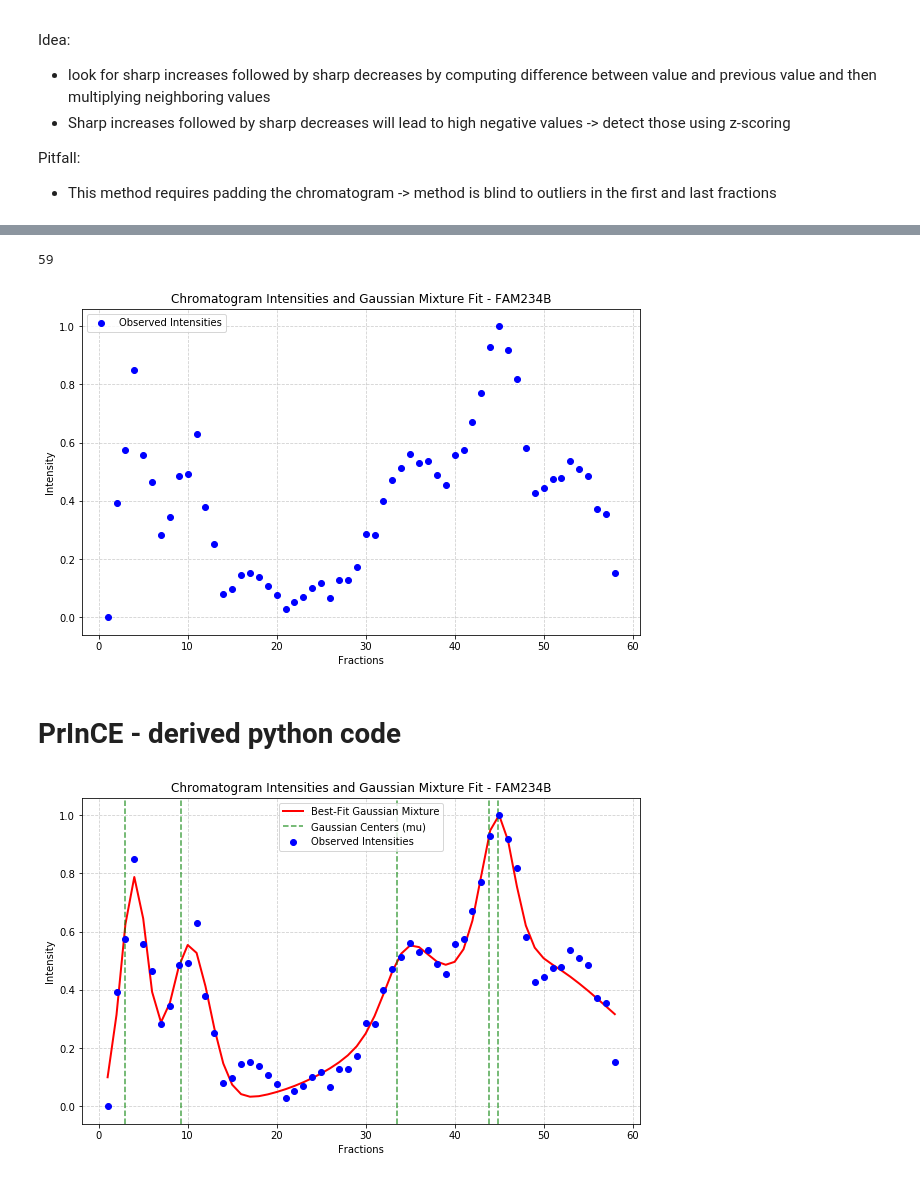
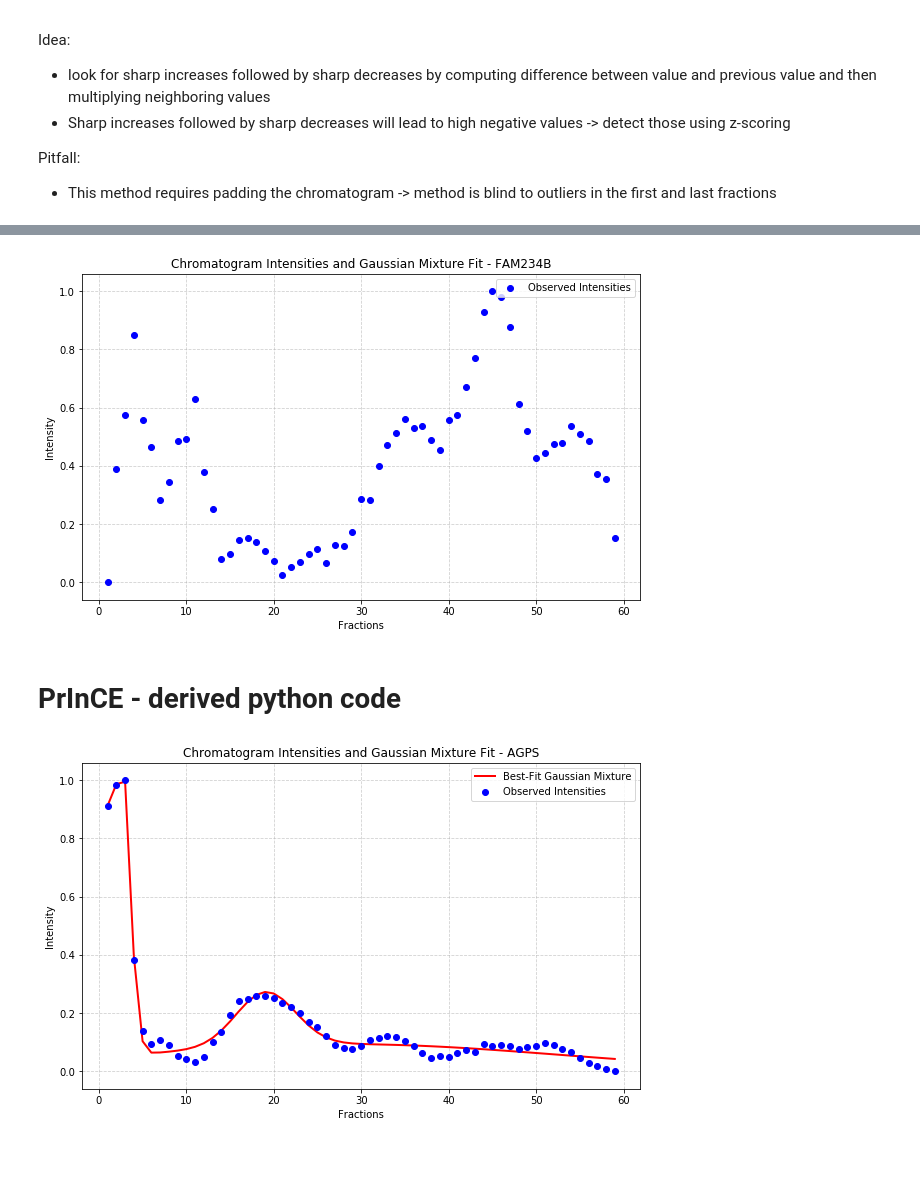
Before and after one commit to marcmuellerETHZ/PCprophet, a Jupyter notebook: PCprophet/sandbox_gmm.ipynb, the cells around one changed output, grey strips where cells are left out. Saved outputs shown, nothing was run; the diff lists cells and outputs as text; code cells hidden in the pictures.

```diff
--- a/PCprophet/sandbox_gmm.ipynb
+++ b/PCprophet/sandbox_gmm.ipynb
@@ -154,7 +162,9 @@ prot_dict_filtered = remove_outliers(prot_dict, threshold=-7)
 # %%
-first_protein = list(prot_dict.keys())[5]
-fractions = np.arange(1, len(prot_dict[first_protein]) + 1)
-intensities = np.array(prot_dict[first_protein])
+prot_dict_vis = prot_dict_filtered
+
+protein = list(prot_dict_vis.keys())[5]
+fractions = np.arange(1, len(prot_dict_vis[protein]) + 1)
+intensities = np.array(prot_dict_vis[protein])
 
 plt.figure(figsize=(10, 6))
 
@@ -162,7 +172,7 @@ plt.figure(figsize=(10, 6))
 plt.scatter(fractions, intensities, color='blue', label='Observed Intensities', zorder=5)
 
 # Customize plot
-plt.title(f"Chromatogram Intensities and Gaussian Mixture Fit - {first_protein}")
+plt.title(f"Chromatogram Intensities and Gaussian Mixture Fit - {protein}")
 plt.xlabel("Fractions")
 plt.ylabel("Intensity")
 plt.legend()
@@ -195,26 +183,24 @@ plt.show()
-# %%
-len(intensities)
-# %% [output]
-59
 # %%
 prot_dict_smooth = gf.clean_prot_dict(prot_dict_filtered)
 prot_dict_scaled = min_max_scale_prot_dict(prot_dict=prot_dict_smooth)
 # %%
-fractions = np.arange(1, len(prot_dict_scaled[first_protein]) + 1)
-intensities = np.array(prot_dict_scaled[first_protein])
+prot_dict_vis = prot_dict_scaled
+
+fractions = np.arange(1, len(prot_dict_vis[protein]) + 1)
+intensities = np.array(prot_dict_vis[protein])
 
 plt.figure(figsize=(10, 6))
 
 plt.scatter(fractions, intensities, color='blue', label='Observed Intensities', zorder=5)
 
-plt.title(f"Chromatogram Intensities and Gaussian Mixture Fit - {first_protein}")
+plt.title(f"Chromatogram Intensities and Gaussian Mixture Fit - {protein}")
 plt.xlabel("Fractions")
 plt.ylabel("Intensity")
 plt.legend()
 plt.grid(True, linestyle='--', alpha=0.6)
 plt.show()
 # %% [output]
-[figure, old version]
+[figure, new version]
 # %% [markdown]
 # PrInCE - derived python code
 # %%
@@ -441,14 +427,6 @@ def visualize_fit(protein, fractions, intensities, gmm):
     if gmm["fit_curve"] is not None:
         plt.plot(fractions, gmm["fit_curve"], color='red', lw=2, label='Best-Fit Gaussian Mixture')
 
-        # Plot vertical lines at mu positions
-        mu_positions = gmm["coefs"]["mu"]
-        for i, mu in enumerate(mu_positions):
-            # Add label only to the first line to avoid duplicate legend entries
-            if i == 0:
-                plt.axvline(x=mu, color='green', linestyle='--', alpha=0.7, label='Gaussian Centers (mu)')
-            else:
-                plt.axvline(x=mu, color='green', linestyle='--', alpha=0.7)
     else:
         plt.text(0.5, 0.5, "No valid Gaussian fit found", fontsize=12, ha="center", transform=plt.gca().transAxes)
 
@@ -460,16 +438,16 @@ def visualize_fit(protein, fractions, intensities, gmm):
     plt.grid(True, linestyle='--', alpha=0.6)
     plt.show()
 # %%
-first_protein = list(prot_dict_scaled.keys())[5]
+first_protein = list(prot_dict_scaled.keys())[13]
 fractions = np.arange(1, len(prot_dict_scaled[first_protein]) + 1)
 intensities = np.array(prot_dict_scaled[first_protein])
 
 gmm = choose_gaussians(intensities, max_gaussians=5, filter_gaussians_height=0.05, filter_gaussians_variance_min=0)
 
 # Call the function to visualize
 visualize_fit(protein=first_protein, fractions=fractions, intensities=intensities, gmm=gmm)
 # %% [output]
-[figure, old version]
+[figure, new version]
 # %%
 def co_peak(a, b):
     """
```
Also changed, not shown: parts of 6 cells of this notebook.
